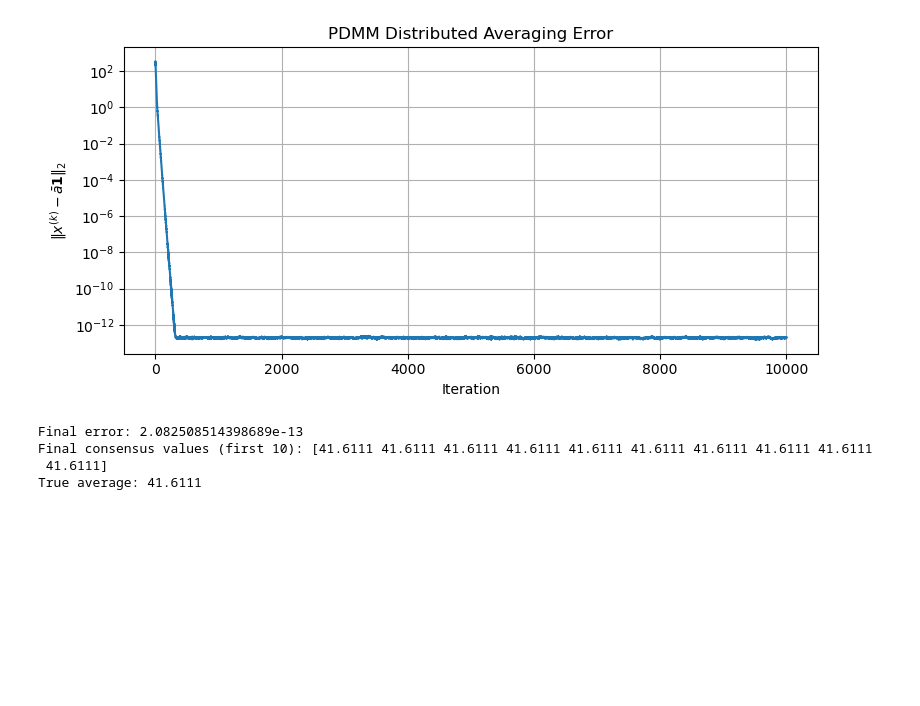
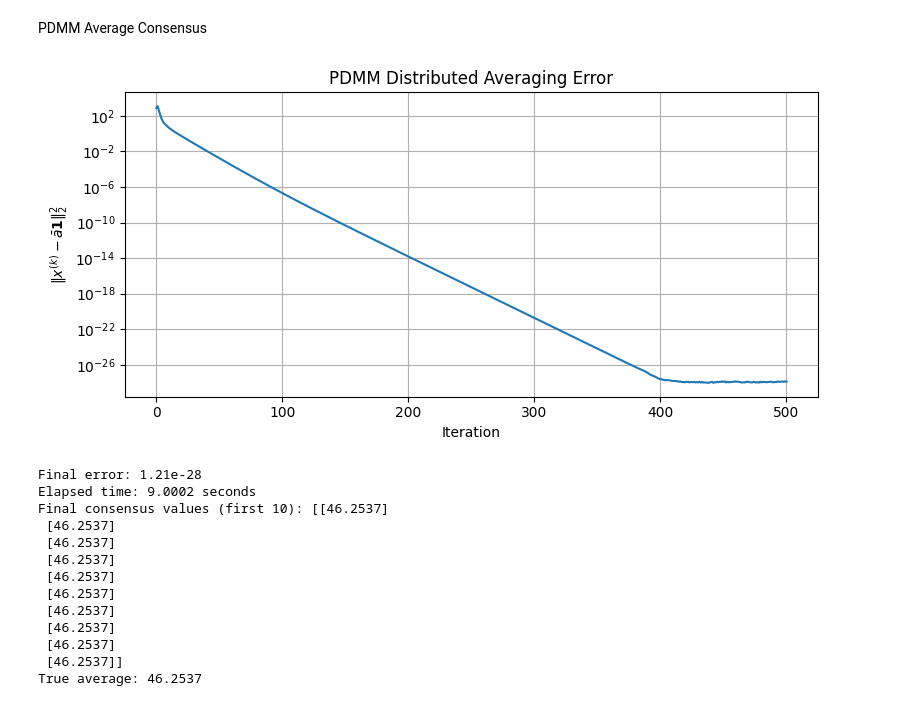
Before and after one commit to nish5180/Distributed_Signal_Processing_EE4540, a Jupyter notebook: distributed_project_git.ipynb, the cells around one changed output. Saved outputs shown, nothing was run; the diff lists cells and outputs as text; code cells hidden in the pictures; blank space fills up the shorter version.

```diff
--- a/distributed_project_git.ipynb
+++ b/distributed_project_git.ipynb
@@ -62,14 +63,14 @@ def generate_uniform_P(adjacency_matrix):
 # %%
-# Create Connected Sensor Network
-
 # === Parameters ===
-n = 255
+n = 201
 area_size = 100
-r = 30
+r = 15
 
 # === Generate sensor locations as [2, n] array ===
-np.random.seed(45)
+np.random.seed(50)
 positions = np.random.uniform(0, area_size, (n, 2)).T  # shape: [2, n]
+
+
 
 # === Calculate adjacency matrix and check connectivity ===
 adj_matrix = calculate_adjacency_matrix(positions, r)
@@ -82,7 +83,7 @@ print(f"Is network connected? {connected}")
 G = nx.from_numpy_array(adj_matrix)
 pos_dict = {i: positions[:, i] for i in range(n)}
 
-plt.figure(figsize=(10, 10))
+plt.figure(figsize=(4.5, 3))
 nx.draw(G, pos=pos_dict, node_size=20, edge_color='gray')
 plt.title(f"Custom Sensor Network (n={n}, r={r}m) — Connected: {connected}")
 plt.axis('equal')
@@ -94 +97,7 @@ Is network connected? True
+# %%
+#generating random scalar values at each, keeping a constant seed so we generate the same values each time
+
+n = 201
+np.random.seed(50)
+sensor_values=np.random.randint(0, 100, (n, 1))
 # %% [markdown]
@@ -197,16 +192,15 @@ np.shape(W_expected)
+# %% [markdown]
+PDMM Average Consensus
 # %%
-# Average Consensus Implementation using PDMM
+import time
 
-adj_matrix_modified = adj_matrix.copy()
-adj_matrix_modified[adj_matrix_modified == 0] = -1  #this is before we say that Aij=Aji=1 to follow the consensus
+sensor_values_pdmm_avg = sensor_values.copy().astype(float) #making a copy for each algorithm
 
-n = 90
-a = np.random.randint(0, n, size=n)       # initial node values
-true_average = np.mean(a)
-c = 0.4
-iterations = 10000
+true_average = np.mean(sensor_values_pdmm_avg)
+c = 0.256
+iterations = 500
 
-x = a.astype(float).copy()
+x = sensor_values_pdmm_avg.astype(float).copy()
 z = {}  # dual variables
 
 # Initialize dual variables for all edges
@@ -216,7 +210,9 @@ for i in range(n):
             z[(i, j)] = 0.0
 
 x_history = [x.copy()]
-error_ac = [np.linalg.norm(x - true_average)]
+error_ac = [np.mean((x - true_average)**2)]
+
+tm0 = time.perf_counter()  # Start timing
 
 for k in range(iterations):
     x_new = x.copy()
@@ -226,42 +222,55 @@ for k in range(iterations):
         neighbors = [j for j in range(n) if adj_matrix[i, j] == 1]
         d = len(neighbors)
         sum_z = sum(z[(i, j)] for j in neighbors)
-        x_new[i] = (a[i] - sum_z) / (1 + c * d)
+        x_new[i] = (sensor_values_pdmm_avg[i] - sum_z) / (1 + c * d)
 
     # Partial update y
     y = {}
     for i in range(n):
         for j in range(n):
             if adj_matrix[i, j] == 1:
                 y[(i, j)] = z[(i, j)] + 2 * c * x_new[i]
 
-    # Flip step !!
+    # Flip step
     for i in range(n):
         for j in range(n):
             if adj_matrix[i, j] == 1:
                 z[(j, i)] = -y[(i, j)]
 
     x = x_new.copy()
     x_history.append(x.copy())
-    error_ac.append(np.linalg.norm(x - true_average))
+    error_ac.append(np.mean((x - true_average)**2))
+
+tm1 = time.perf_counter()  # Stop timing
+elapsed = tm1 - tm0
 
 # === Plotting ===
 plt.figure(figsize=(8, 4))
 plt.semilogy(error_ac)
 plt.xlabel("Iteration")
-plt.ylabel(r"$\|x^{(k)} - \bar{a}\mathbf{1}\|_2$")
+plt.ylabel(r"$\|x^{(k)} - \bar{a}\mathbf{1}\|_2^2$")
 plt.title("PDMM Distributed Averaging Error")
 plt.grid(True)
 plt.tight_layout()
 plt.show()
 
 # === Final results ===
-print("Final error:", error_ac[-1])
+print(f"Final error: {error_ac[-1]:.2e}")
+print(f"Elapsed time: {elapsed:.4f} seconds")
 print("Final consensus values (first 10):", np.round(x[:10], 4))
 print("True average:", round(true_average, 4))
 # %% [output]
-[figure, old version]
+[figure, new version]
-Final error: 2.082508514398689e-13
-Final consensus values (first 10): [41.6111 41.6111 41.6111 41.6111 41.6111 41.6111 41.6111 41.6111 41.6111
- 41.6111]
-True average: 41.6111
+Final error: 1.21e-28
+Elapsed time: 9.0002 seconds
+Final consensus values (first 10): [[46.2537]
+ [46.2537]
+ [46.2537]
+ [46.2537]
+ [46.2537]
+ [46.2537]
+ [46.2537]
+ [46.2537]
+ [46.2537]
+ [46.2537]]
+True average: 46.2537
```
Also changed, not shown: parts of 19 cells of this notebook.
